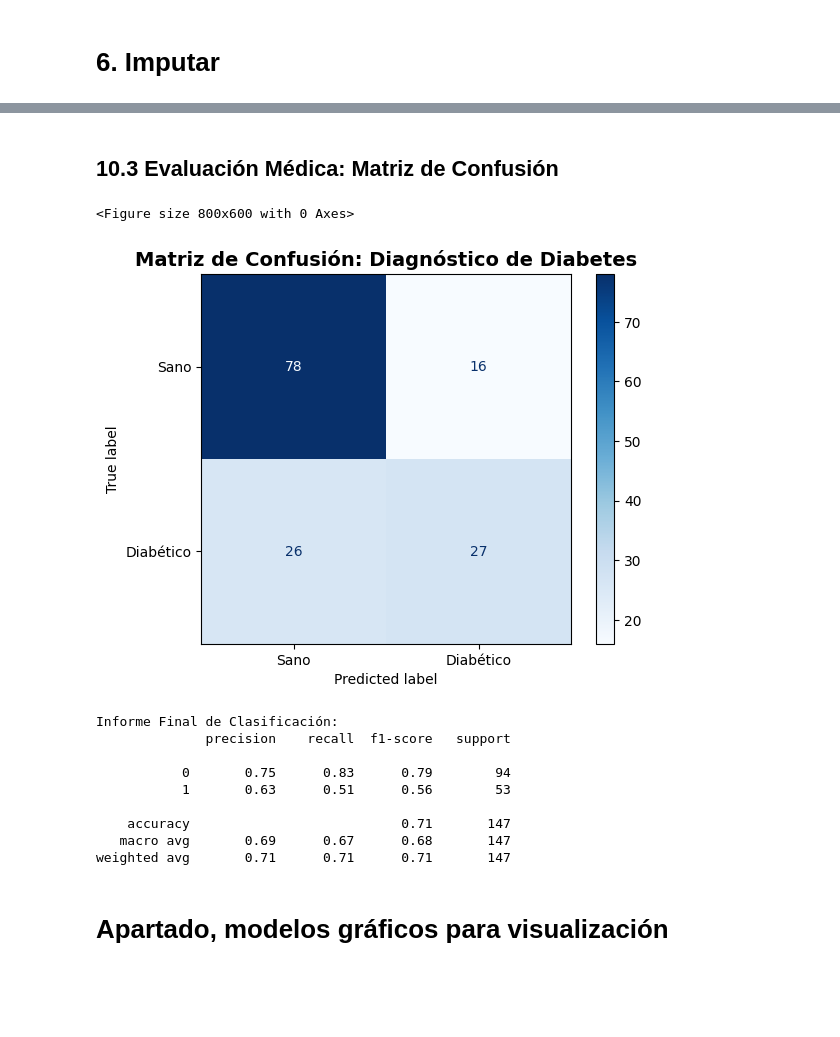
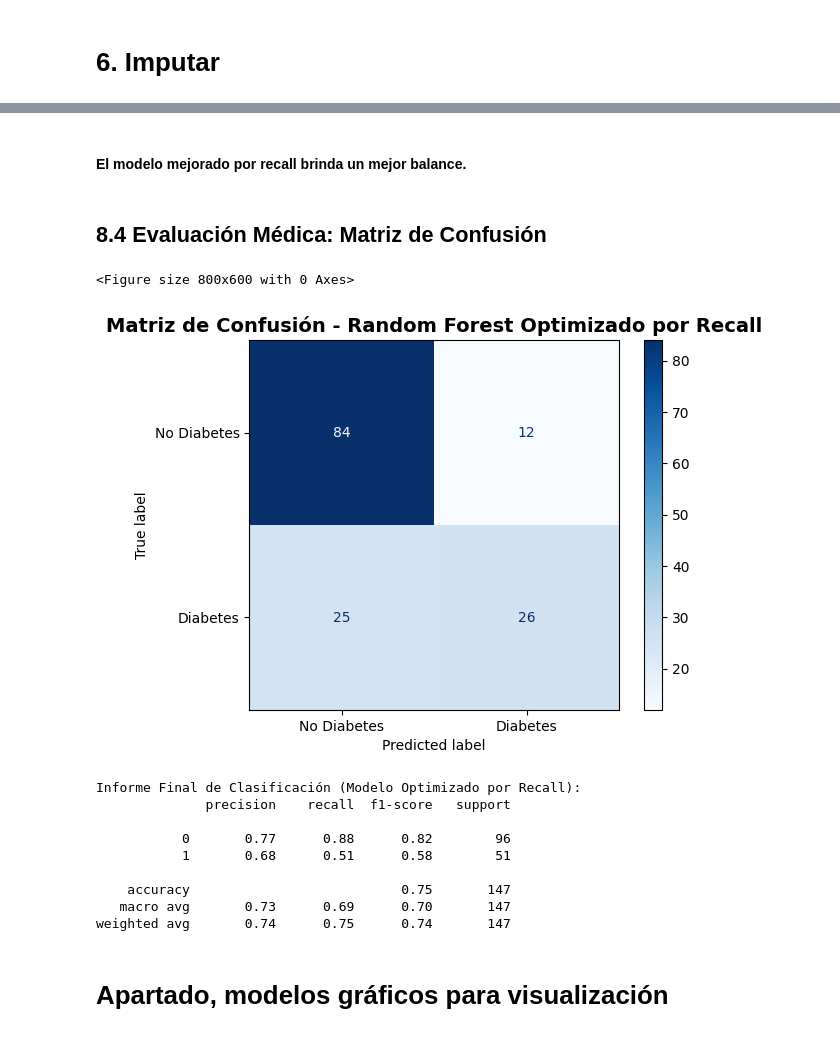
Before and after one commit to 4GeeksAcademy/steven10015-intro-ml, a Jupyter notebook: src/04-decission-tree.ipynb, the cells around one changed output, grey strips where cells are left out. Saved outputs shown, nothing was run; the diff lists cells and outputs as text; code cells hidden in the pictures; blank space fills up the shorter version.

```diff
--- a/src/04-decission-tree.ipynb
+++ b/src/04-decission-tree.ipynb
@@ -119,11 +135,11 @@ msno.matrix(df)
 # %%
 X = df.drop('Outcome', axis=1)
 y = df['Outcome']
-X_train, X_test, y_train, y_test = train_test_split(X, y, test_size=0.2, random_state=42)
+X_train, X_test, y_train, y_test = train_test_split(X, y, test_size=0.2, random_state=42,stratify=y)
 # %% [markdown]
 # 5. Outliers
 # %%
 # 1. Lista de columnas (aseguramos que el orden sea consistente)
-columns = ["Pregnancies", "Glucose", "BloodPressure", "SkinThickness", "Insulin", "BMI", "DiabetesPedigreeFunction", "Age"]
+columns = ["Pregnancies", "Glucose", "BloodPressure", "SkinThickness", "BMI", "DiabetesPedigreeFunction", "Age"]
 X_train[columns].describe()
 # %% [output]
@@ -311,4 +482,0 @@ Nuevo Ranking (Sin Insulin):
-# %%
-# Eliminamos la columna Insulin de los sets finales
-X_train_final = X_train_final.drop(columns=['Insulin'])
-X_test_final = X_test_final.drop(columns=['Insulin'])
@@ -398,0 +625,12 @@ Accuracy en Test: 0.7143
+# %%
+# Modelo con mejores parámetros (ya optimizado por recall)
+best_rf_recall = grid_search_recall.best_estimator_
+
+# Predicciones en test
+y_pred_recall = best_rf_recall.predict(X_test_sel)
+
+print("Modelo optimizado para Recall")
+print(f"Accuracy en Test: {round(accuracy_score(y_test, y_pred_recall), 4)}")
+print("-" * 30)
+print("Informe de Clasificación:")
+print(classification_report(y_test, y_pred_recall))
@@ -399,31 +650,37 @@ Accuracy en Test: 0.7143
+# %% [markdown]
+#### El modelo mejorado por recall brinda un mejor balance.
 # %% [markdown]
-## 10.3 Evaluación Médica: Matriz de Confusión
+## 8.4 Evaluación Médica: Matriz de Confusión
 # %%
-# Crear la matriz de confusión
-cm = confusion_matrix(y_test, y_pred_final)
+# Crear la matriz de confusión usando el modelo optimizado por recall
+cm = confusion_matrix(y_test, y_pred_recall)
 
 # Graficar de forma profesional
 plt.figure(figsize=(8, 6))
-disp = ConfusionMatrixDisplay(confusion_matrix=cm, display_labels=['Sano', 'Diabético'])
+disp = ConfusionMatrixDisplay(
+    confusion_matrix=cm,
+    display_labels=['No Diabetes', 'Diabetes']
+)
 disp.plot(cmap='Blues', values_format='d')
-plt.title('Matriz de Confusión: Diagnóstico de Diabetes', fontsize=14, fontweight='bold')
+plt.title('Matriz de Confusión - Random Forest Optimizado por Recall',
+          fontsize=14, fontweight='bold')
 plt.show()
 
 # Informe detallado
-print("Informe Final de Clasificación:")
-print(classification_report(y_test, y_pred_final))
+print("Informe Final de Clasificación (Modelo Optimizado por Recall):")
+print(classification_report(y_test, y_pred_recall))
 # %% [output]
 <Figure size 800x600 with 0 Axes>
-[figure, old version]
+[figure, new version]
-Informe Final de Clasificación:
+Informe Final de Clasificación (Modelo Optimizado por Recall):
               precision    recall  f1-score   support
 
-           0       0.75      0.83      0.79        94
-           1       0.63      0.51      0.56        53
+           0       0.77      0.88      0.82        96
+           1       0.68      0.51      0.58        51
 
-    accuracy                           0.71       147
-   macro avg       0.69      0.67      0.68       147
-weighted avg       0.71      0.71      0.71       147
+    accuracy                           0.75       147
+   macro avg       0.73      0.69      0.70       147
+weighted avg       0.74      0.75      0.74       147
 # %% [markdown]
 # Apartado, modelos gráficos para visualización
 # %%
```
Also changed, not shown: parts of 44 cells of this notebook, 11 other files.
